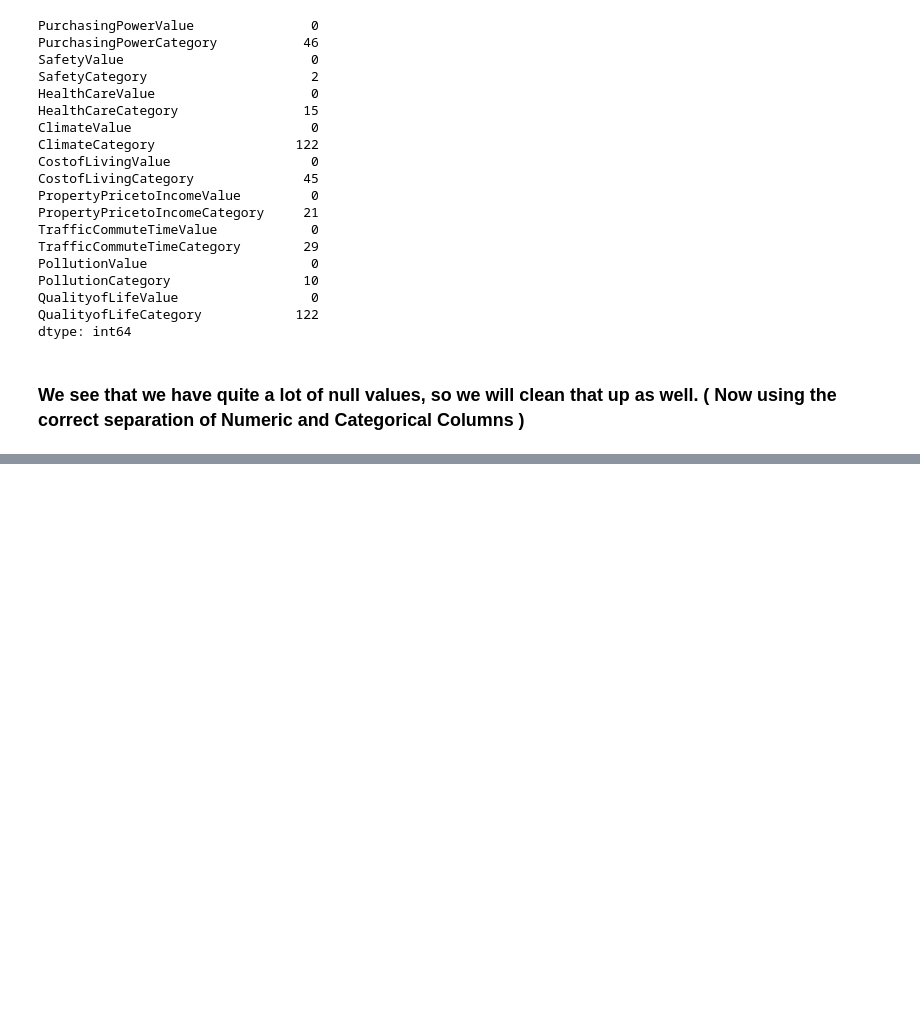
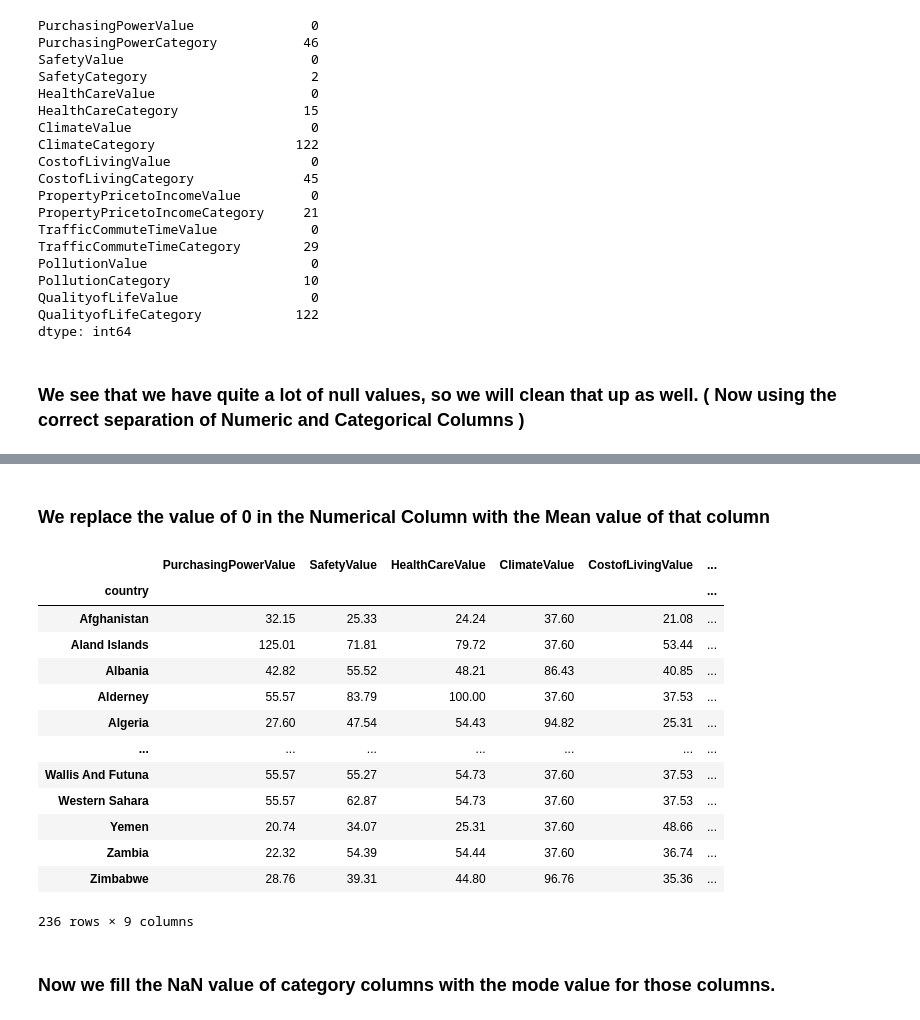
Before and after one commit to Himson2006/Quality-Of-Life-Analysis, a Jupyter notebook: quality-of-life.ipynb, the cells around one changed output, grey strips where cells are left out. Cells and saved outputs as stored; diff of their text form; code cells hidden in the pictures; blank space fills up the shorter version.

Commit message:
Data Cleaned: 1. Null Values addressed ( mean and Mode), 2. Dta separeted in Numeric Columns and Categorical Columns

```diff
--- a/quality-of-life.ipynb
+++ b/quality-of-life.ipynb
@@ -207,5 +201,3 @@ def replace_0_with_median(df):
-# %%
-numeric_cols = replace_0_with_median(numeric_cols)
 # %%
 numeric_cols
 # %% [output]
@@ -225 +217,30 @@ numeric_cols
 236 rows × 9 columns
+# %% [markdown]
+### We replace the value of 0 in the Numerical Column with the Mean value of that column
+# %%
+def replace_0_with_mean(df):
+    for col in df.columns:
+        mean_value = df[col].mean()
+        df[col] = df[col].replace(0, round(mean_value, 2))
+    return df
+# %%
+numeric_cols = replace_0_with_mean(numeric_cols)
+# %%
+numeric_cols
+# %% [output]
+|  | PurchasingPowerValue | SafetyValue | HealthCareValue | ClimateValue | CostofLivingValue | ... |
+| country |  |  |  |  |  | ... |
+| Afghanistan | 32.15 | 25.33 | 24.24 | 37.60 | 21.08 | ... |
+| Aland Islands | 125.01 | 71.81 | 79.72 | 37.60 | 53.44 | ... |
+| Albania | 42.82 | 55.52 | 48.21 | 86.43 | 40.85 | ... |
+| Alderney | 55.57 | 83.79 | 100.00 | 37.60 | 37.53 | ... |
+| Algeria | 27.60 | 47.54 | 54.43 | 94.82 | 25.31 | ... |
+| ... | ... | ... | ... | ... | ... | ... |
+| Wallis And Futuna | 55.57 | 55.27 | 54.73 | 37.60 | 37.53 | ... |
+| Western Sahara | 55.57 | 62.87 | 54.73 | 37.60 | 37.53 | ... |
+| Yemen | 20.74 | 34.07 | 25.31 | 37.60 | 48.66 | ... |
+| Zambia | 22.32 | 54.39 | 54.44 | 37.60 | 36.74 | ... |
+| Zimbabwe | 28.76 | 39.31 | 44.80 | 96.76 | 35.36 | ... |
+236 rows × 9 columns
+# %% [markdown]
+###  Now we fill the NaN value of category columns with the mode value for those columns.
```
Also changed, not shown: parts of 4 cells of this notebook.
